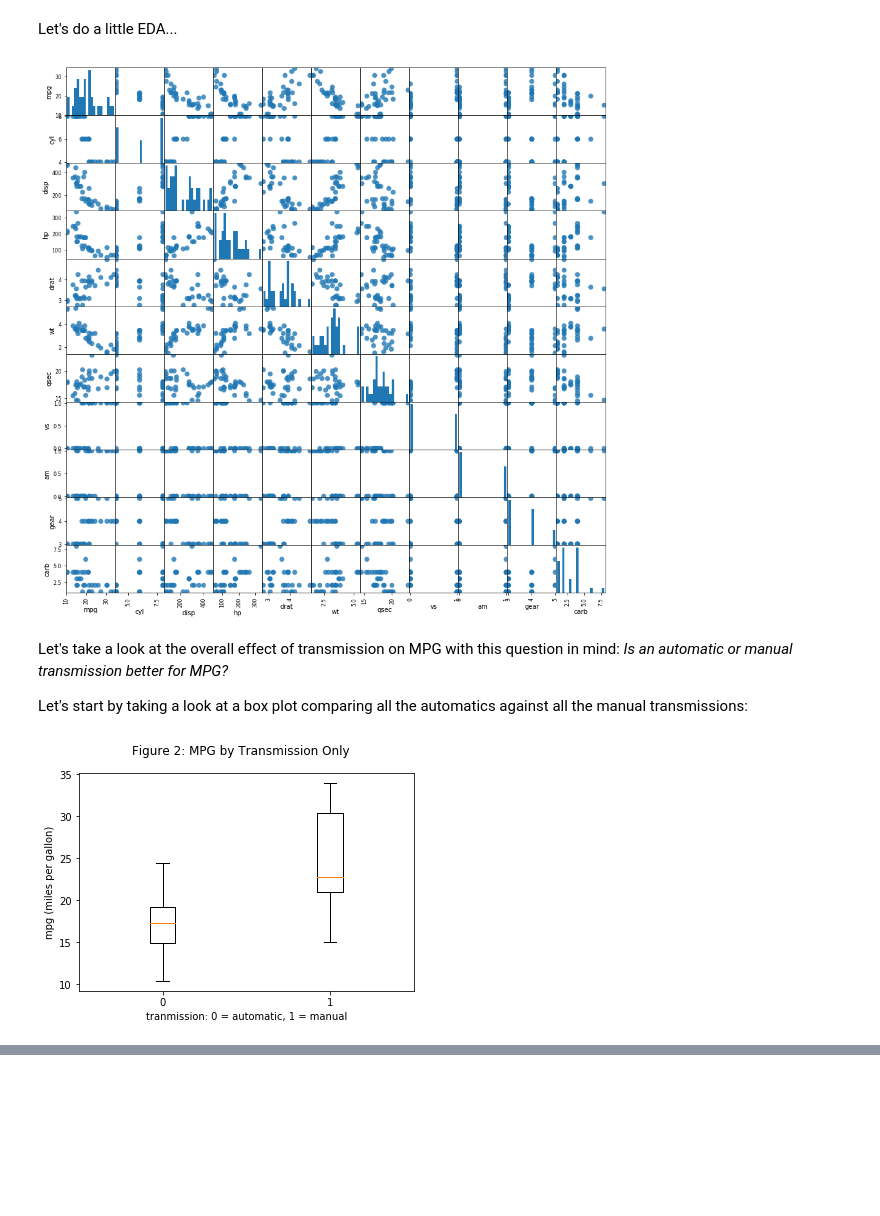
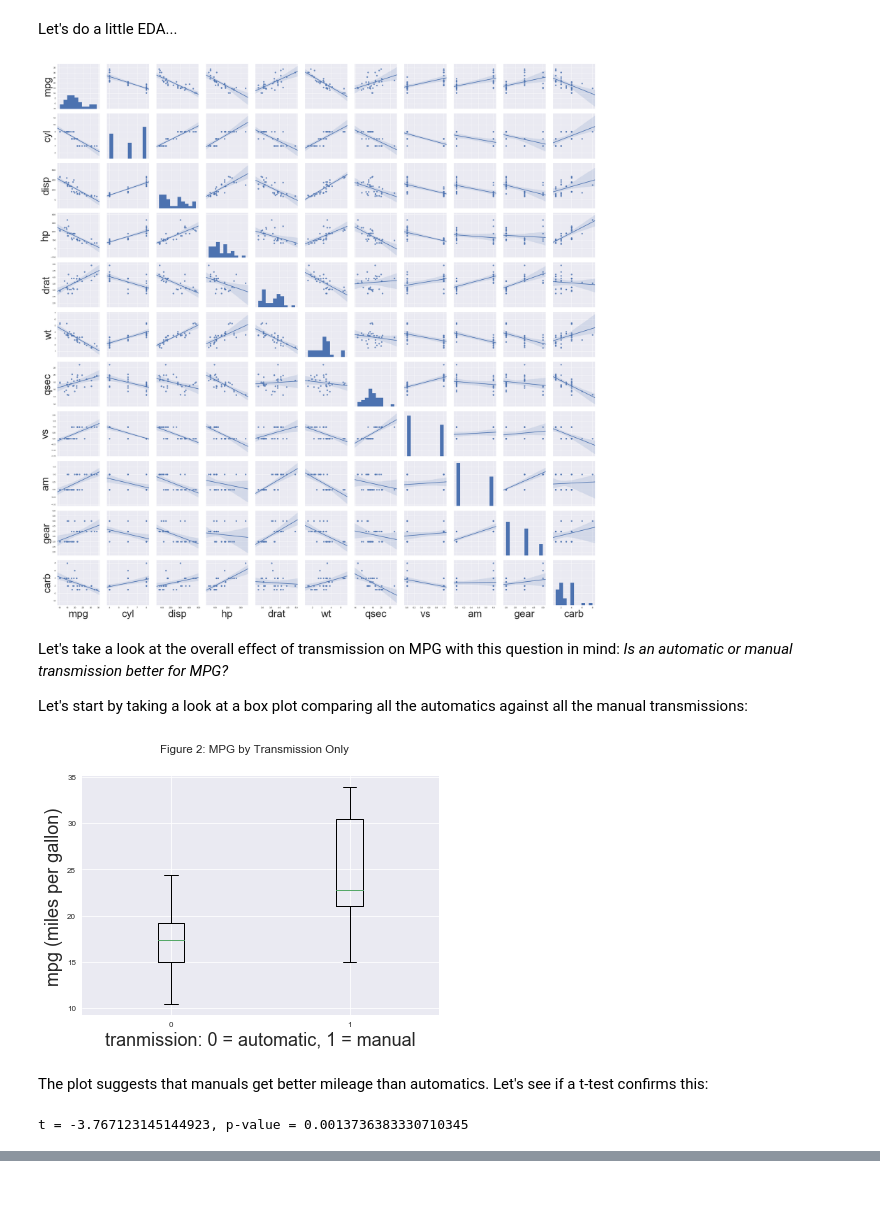
Before and after one commit to focods/WonderfulML, a Jupyter notebook: docs/solutions/session03_py.ipynb, the cells around one changed output, grey strips where cells are left out. Saved outputs shown, nothing was run; the diff lists cells and outputs as text; code cells hidden in the pictures; blank space fills up the shorter version.

```diff
--- a/docs/solutions/session03_py.ipynb
+++ b/docs/solutions/session03_py.ipynb
@@ -39,10 +39,21 @@ Let's do a little EDA...
 # %%
 # https://stackoverflow.com/questions/42592493/displaying-pair-plot-in-pandas-data-frame
 # Not as nice as the R Pairs plot from GGally library, but get's us going...
-p = pd.plotting.scatter_matrix(mtcars, figsize=(15, 15), marker='o',
-                               hist_kwds={'bins': 20}, s=60, alpha=.8)
+#pd.plotting.scatter_matrix(mtcars, figsize=(15, 15), marker='o',
+#                           hist_kwds={'bins': 20}, s=60, alpha=.8);
+#plt.suptitle('Figure 1: Pairs Plot of Variables in mtcars Dataset',
+#             fontsize=18, fontweight='bold')
+#plt.show()
+import seaborn as sns
+# sns.pairplot(mtcars, kind='reg', diag_kind='hist', plot_kws={'fontsize': 20}) # didn't work
+#sns.set_context("paper", rc={"font.size":20,"axes.titlesize":20,"axes.labelsize":20})  # this worked
+sns.set_context("paper", rc={"axes.labelsize":36})
+p1 = sns.pairplot(mtcars, kind='reg', diag_kind='hist')
+#p1.set_xlabel("X Label",fontsize=20)  # didn't work
+#p1.set_ylabel("Y Label",fontsize=20)  # didn't work
+sns.plt.show()
 # %% [output]
-[figure, old version]
+[figure, new version]
 # %% [markdown]
 Let's take a look at the overall effect of transmission on MPG with this question in mind: *Is an automatic or manual transmission better for MPG?*
 
@@ -50,6 +61,7 @@ Let's start by taking a look at a box plot comparing all the automatics against
 # %%
 auto_cars = mtcars.loc[mtcars['am'] == 0, 'mpg']
 man_cars = mtcars.loc[mtcars['am'] == 1, 'mpg']
+sns.set_context("paper", rc={"axes.labelsize":18})  # reset label size
 fig = plt.figure()
 fig.suptitle('Figure 2: MPG by Transmission Only')
 ax = fig.add_subplot(111)
@@ -61,4 +73,12 @@ ax.set_xlabel("tranmission: 0 = automatic, 1 = manual")
 
 plt.show()
 # %% [output]
-[figure, old version]
+[figure, new version]
+# %% [markdown]
+The plot suggests that manuals get better mileage than automatics. Let's see if a t-test confirms this:
+# %%
+import scipy.stats as sp
+t, p = sp.ttest_ind(auto_cars, man_cars, equal_var=False)
+print("t = {}, p-value = {}".format(t, p))
+# %% [output]
+t = -3.767123145144923, p-value = 0.0013736383330710345
```
Also changed, not shown: parts of 5 cells of this notebook.
